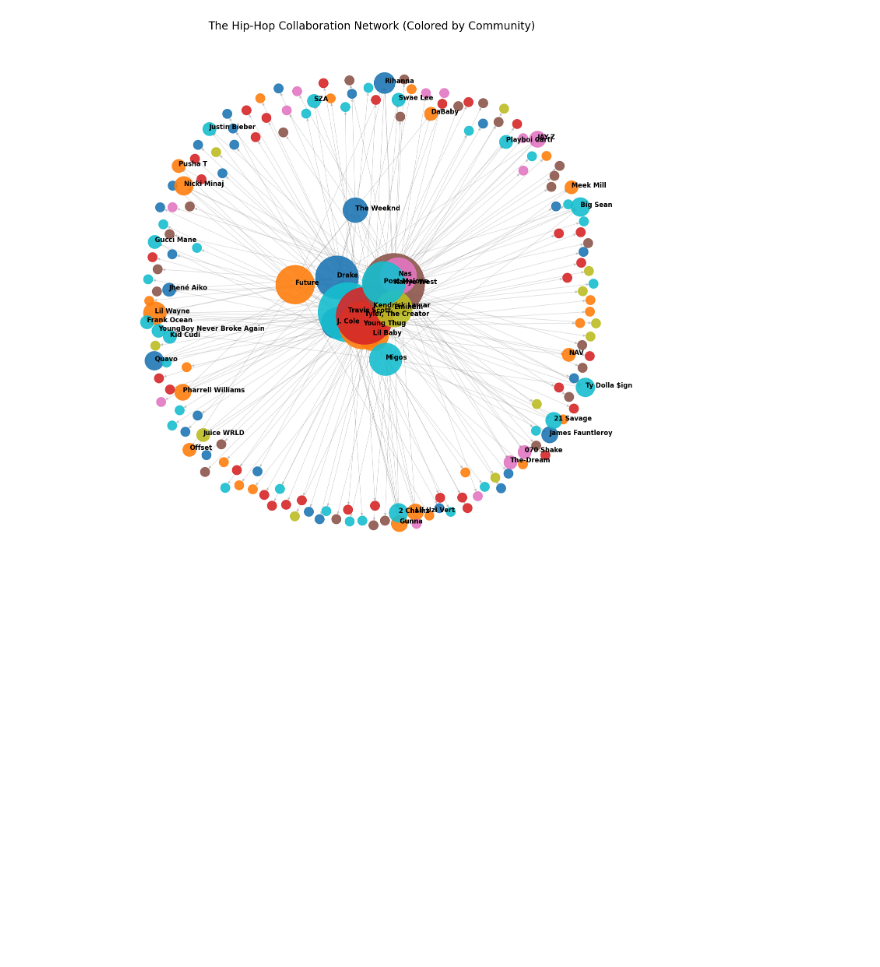
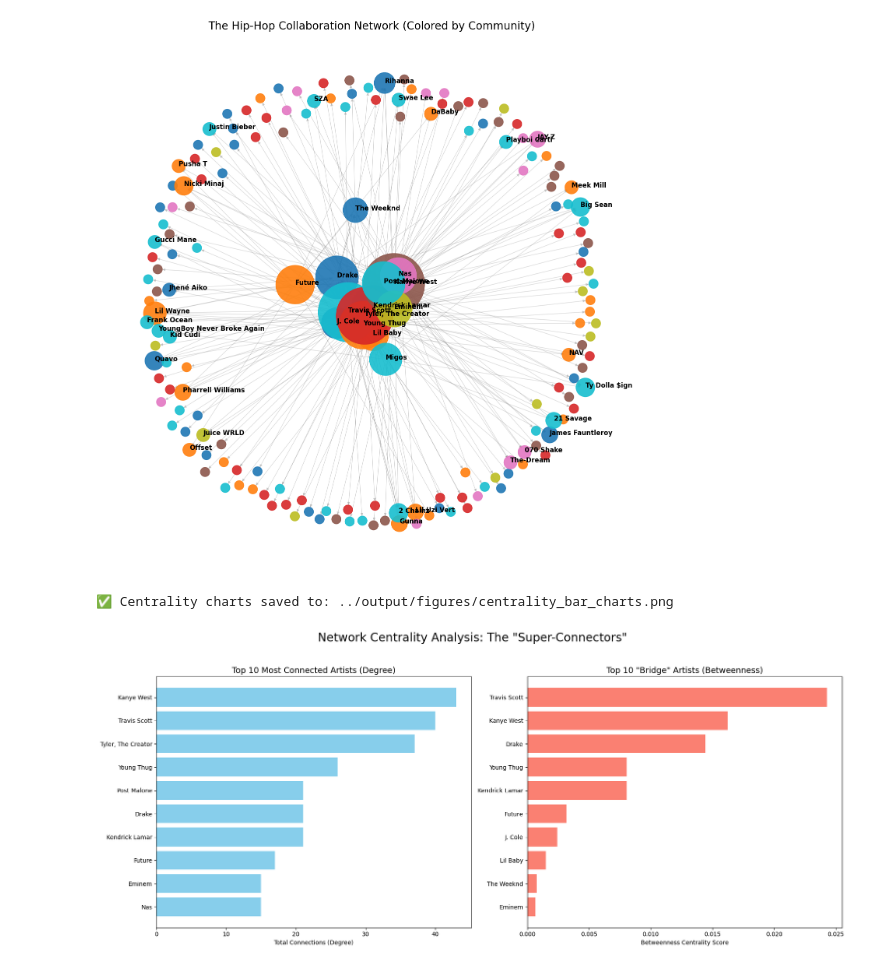
Before and after one commit to MohammedPathariya/hiphop-network-analysis, a Jupyter notebook: notebooks/02_Network_Analysis.ipynb, the cells around one changed output. Cells and saved outputs as stored; diff of their text form; code cells hidden in the pictures; blank space fills up the shorter version.

```diff
--- a/notebooks/02_Network_Analysis.ipynb
+++ b/notebooks/02_Network_Analysis.ipynb
@@ -203,3 +203,40 @@ plt.show()
 # %% [output]
 ✅ Visualization saved to: ../output/figures/network_visualization.png
 [figure]
+# %%
+# ==============================================================================
+# Cell 6: Visualization - Centrality Bar Charts
+# ==============================================================================
+# Create clean bar charts for your report to illustrate the network's key players.
+
+# 1. Get the Top 10 by Degree (Popularity)
+# df_centrality was created in Cell 3
+df_top_degree = df_centrality.nlargest(10, 'Degree').sort_values('Degree')
+
+# 2. Get the Top 10 by Betweenness (The Bridges)
+df_top_bridge = df_centrality.nlargest(10, 'Betweenness').sort_values('Betweenness')
+
+# 3. Create the Figure
+fig, (ax1, ax2) = plt.subplots(1, 2, figsize=(18, 8), dpi=100)
+fig.suptitle('Network Centrality Analysis: The "Super-Connectors"', fontsize=20)
+
+# Plot 1: Degree
+ax1.barh(df_top_degree['Artist'], df_top_degree['Degree'], color='skyblue')
+ax1.set_title('Top 10 Most Connected Artists (Degree)', fontsize=14)
+ax1.set_xlabel('Total Connections (Degree)', fontsize=10)
+
+# Plot 2: Betweenness
+ax2.barh(df_top_bridge['Artist'], df_top_bridge['Betweenness'], color='salmon')
+ax2.set_title('Top 10 "Bridge" Artists (Betweenness)', fontsize=14)
+ax2.set_xlabel('Betweenness Centrality Score', fontsize=10)
+
+plt.tight_layout(rect=[0, 0.03, 1, 0.95])
+
+# Save
+fig_path = os.path.join(FIGURES_PATH, 'centrality_bar_charts.png')
+plt.savefig(fig_path, dpi=300, bbox_inches='tight')
+print(f"✅ Centrality charts saved to: {fig_path}")
+plt.show()
+# %% [output]
+✅ Centrality charts saved to: ../output/figures/centrality_bar_charts.png
+[figure, added]
```
Also changed, not shown: 5 other files.
